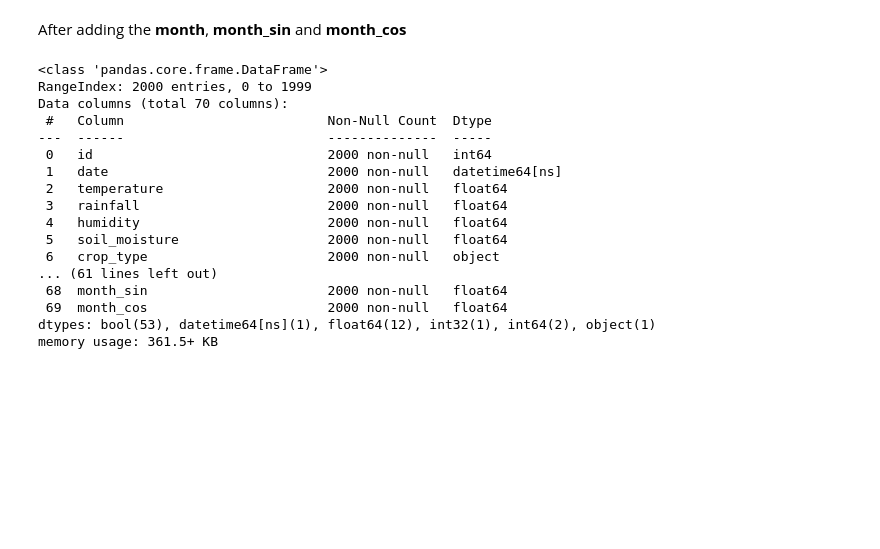
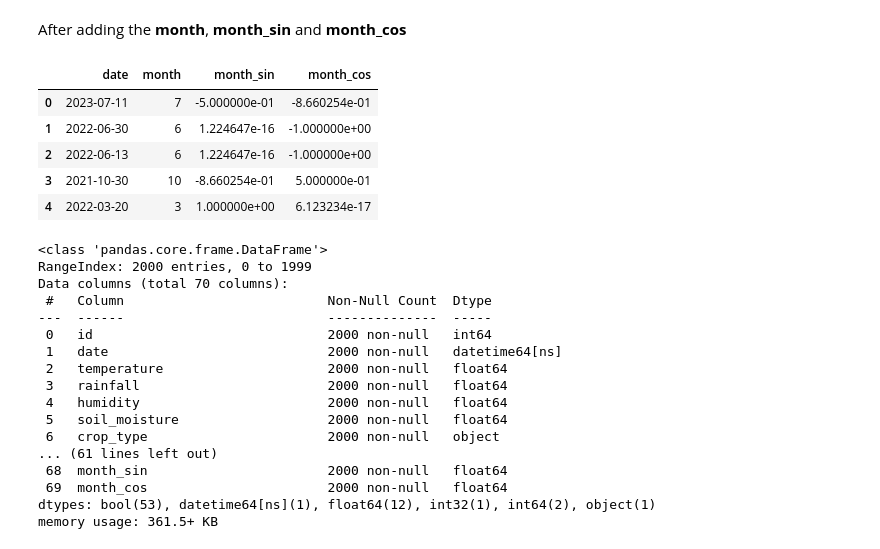
Before and after one commit to aminayusif/PharmaInsight, a Jupyter notebook: Weather_Crop_Advisor.ipynb, the cells around one changed output. Saved outputs shown, nothing was run; the diff lists cells and outputs as text; code cells hidden in the pictures; blank space fills up the shorter version.

```diff
--- a/Weather_Crop_Advisor.ipynb
+++ b/Weather_Crop_Advisor.ipynb
@@ -387,5 +387,21 @@ memory usage: 330.2+ KB
 # %% [markdown]
 After adding the **month**, **month_sin** and **month_cos**
+# %%
+data['date'] = pd.to_datetime(data['date'])
+data['month'] = data['date'].dt.month
+
+# Apply cyclical transformations
+data['month_sin'] = np.sin(2 * np.pi * data['month'] / 12)
+data['month_cos'] = np.cos(2 * np.pi * data['month'] / 12)
+
+display(data[['date', 'month', 'month_sin', 'month_cos']].head())
+# %% [output]
+|  | date | month | month_sin | month_cos |
+| 0 | 2023-07-11 | 7 | -5.000000e-01 | -8.660254e-01 |
+| 1 | 2022-06-30 | 6 | 1.224647e-16 | -1.000000e+00 |
+| 2 | 2022-06-13 | 6 | 1.224647e-16 | -1.000000e+00 |
+| 3 | 2021-10-30 | 10 | -8.660254e-01 | 5.000000e-01 |
+| 4 | 2022-03-20 | 3 | 1.000000e+00 | 6.123234e-17 |
 # %%
 data.info()
 # %% [output]
```
Also changed, not shown: parts of 7 cells of this notebook.
